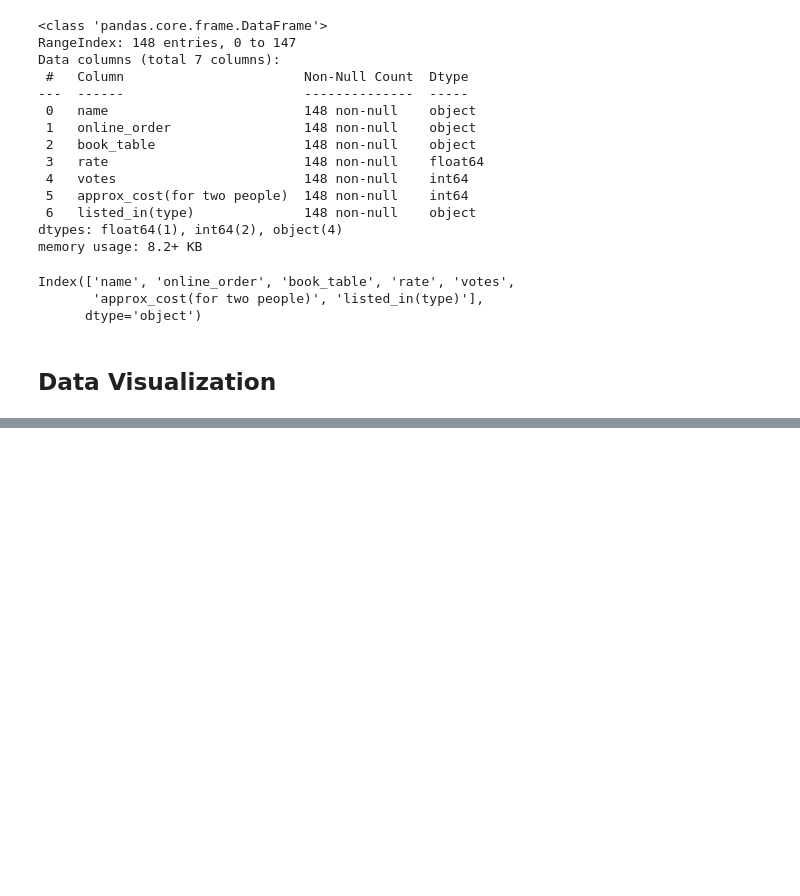
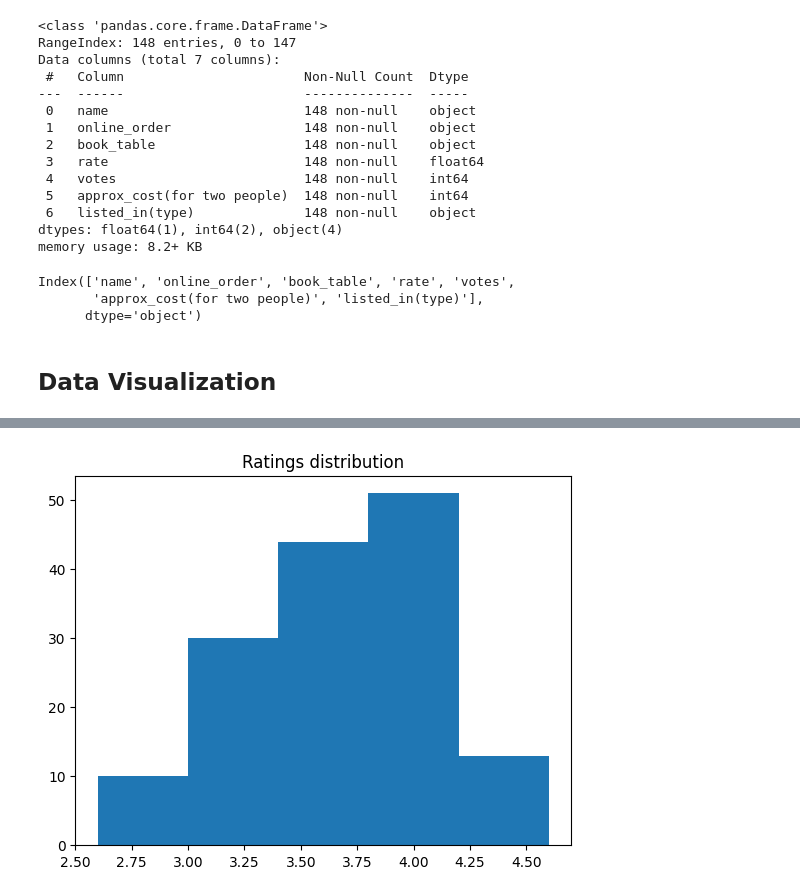
Before and after one commit to amitghoshg/Zomato-data, a Jupyter notebook: zomato_data_analysis.ipynb, the cells around one changed output, grey strips where cells are left out. Saved outputs shown, nothing was run; the diff lists cells and outputs as text; code cells hidden in the pictures; blank space fills up the shorter version.

```diff
--- a/zomato_data_analysis.ipynb
+++ b/zomato_data_analysis.ipynb
@@ -88,0 +73,6 @@ Name: count, dtype: int64
+# %%
+plt.hist(df['rate'], bins = 5)
+plt.title('Ratings distribution')
+plt.show()
+# %% [output]
+[figure, added]
```
Also changed, not shown: parts of 8 cells of this notebook.
